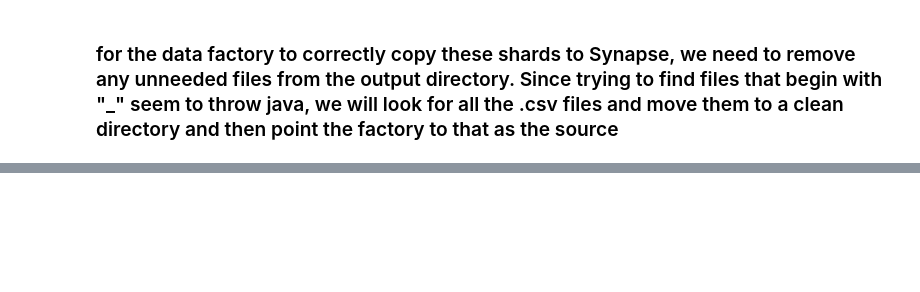
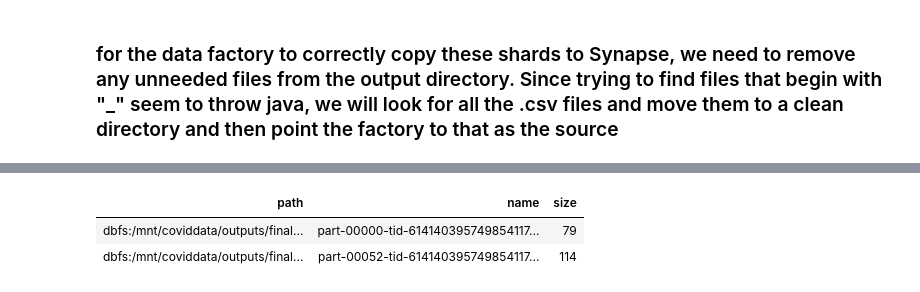
Before and after one commit to aslibass/CovidPlatformHandsOn, a Jupyter notebook: notebooks/Covid19HackPipeDbNbMain.ipynb, the cells around one changed output, grey strips where cells are left out. Drawn from its saved outputs; the diff is of its cells as text; code cells hidden in the pictures; blank space fills up the shorter version.

```diff
--- a/notebooks/Covid19HackPipeDbNbMain.ipynb
+++ b/notebooks/Covid19HackPipeDbNbMain.ipynb
@@ -180,2 +338,6 @@ partition_path.foreach { file => dbutils.fs.cp(file.path,fileprefix+file.name)}
 # %%
-display(dbutils.fs.ls('/mnt/coviddata/outputs/final/'))
+display(dbutils.fs.ls('/mnt/coviddata/outputs/finalVJ/'))
+# %% [output]
+| path | name | size |
+| dbfs:/mnt/coviddata/outputs/final... | part-00000-tid-614140395749854117... | 79 |
+| dbfs:/mnt/coviddata/outputs/final... | part-00052-tid-614140395749854117... | 114 |
```
Also changed, not shown: parts of 43 cells of this notebook.
